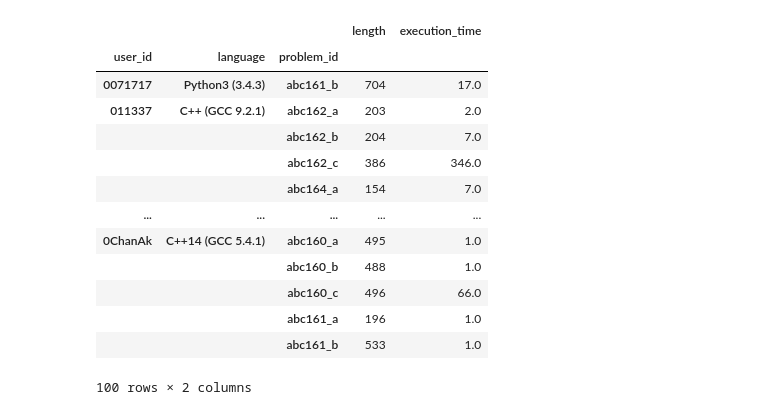
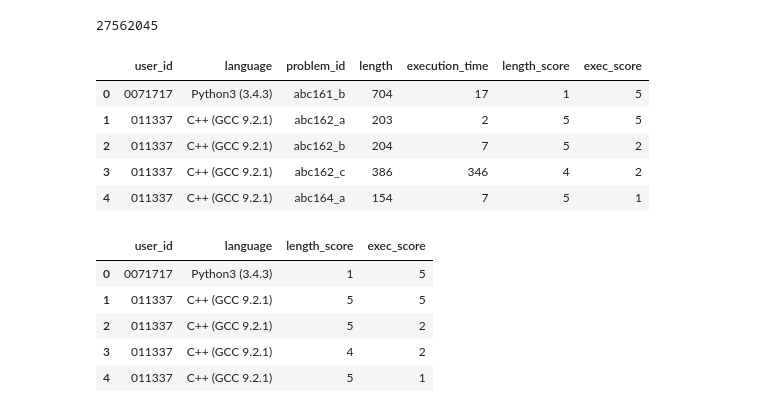
Before and after one commit to parsely1231/AtCoderCodeEvaluate, a Jupyter notebook: backend/analysis/submission_analysis.ipynb, the cells around one changed output. Cells and saved outputs as stored; diff of their text form; code cells hidden in the pictures.

Commit message:
analysis user ranking data

```diff
--- a/backend/analysis/submission_analysis.ipynb
+++ b/backend/analysis/submission_analysis.ipynb
@@ -137,19 +92,53 @@ group_user_lang_prob = pre_user_info.groupby(['user_id', 'language', 'problem_id
 # %%
 user_info = group_user_lang_prob.min()
+# %%
+user_info.size
+# %% [output]
+27562045
+# %%
+def get_score(value, border):
+    if value <= border['10%']:
+        return 5
+
+    elif value <= border['25%']:
+        return 4
+
+    elif value <= border['50%']:
+        return 3
+
+    elif value <= border['75%']:
+        return 2
+
+    else:
+        return 1
+# %%
+length_scores = []
+exec_scores = []
+
+for idx, row in user_info.iterrows():
+    language = row['language']
+    problem_id = row['problem_id']
+    length = row['length']
+    exec_time = row['execution_time']
+
+    length_border = length_statistics.loc[language, problem_id]
+    exec_border = exec_statistics.loc[language, problem_id]
+
+    length_score = get_score(length, length_border)
+    exec_score = get_score(exec_time, exec_border)
+
+    length_scores.append(length_score)
+    exec_scores.append(exec_score)
+# %%
+user_info['length_score'] = length_scores
+# %%
+user_info['exec_score'] = exec_scores
 # %%
-user_info.head(100)
+user_info.head()
 # %% [output]
-|  |  |  | length | execution_time |
-| user_id | language | problem_id |  |  |
-| 0071717 | Python3 (3.4.3) | abc161_b | 704 | 17.0 |
-| 011337 | C++ (GCC 9.2.1) | abc162_a | 203 | 2.0 |
-|  |  | abc162_b | 204 | 7.0 |
-|  |  | abc162_c | 386 | 346.0 |
-|  |  | abc164_a | 154 | 7.0 |
-| ... | ... | ... | ... | ... |
-| 0ChanAk | C++14 (GCC 5.4.1) | abc160_a | 495 | 1.0 |
-|  |  | abc160_b | 488 | 1.0 |
-|  |  | abc160_c | 496 | 66.0 |
-|  |  | abc161_a | 196 | 1.0 |
-|  |  | abc161_b | 533 | 1.0 |
+|  | user_id | language | problem_id | length | execution_time | length_score | exec_score |
+| 0 | 0071717 | Python3 (3.4.3) | abc161_b | 704 | 17 | 1 | 5 |
+| 1 | 011337 | C++ (GCC 9.2.1) | abc162_a | 203 | 2 | 5 | 5 |
+| 2 | 011337 | C++ (GCC 9.2.1) | abc162_b | 204 | 7 | 5 | 2 |
+| 3 | 011337 | C++ (GCC 9.2.1) | abc162_c | 386 | 346 | 4 | 2 |
+| 4 | 011337 | C++ (GCC 9.2.1) | abc164_a | 154 | 7 | 5 | 1 |
-100 rows × 2 columns
@@ -155,0 +147,9 @@ user_info.head(100)
+# %%
+user_status.head()
+# %% [output]
+|  | user_id | language | length_score | exec_score |
+| 0 | 0071717 | Python3 (3.4.3) | 1 | 5 |
+| 1 | 011337 | C++ (GCC 9.2.1) | 5 | 5 |
+| 2 | 011337 | C++ (GCC 9.2.1) | 5 | 2 |
+| 3 | 011337 | C++ (GCC 9.2.1) | 4 | 2 |
+| 4 | 011337 | C++ (GCC 9.2.1) | 5 | 1 |
```
Also changed, not shown: parts of 37 cells of this notebook.
